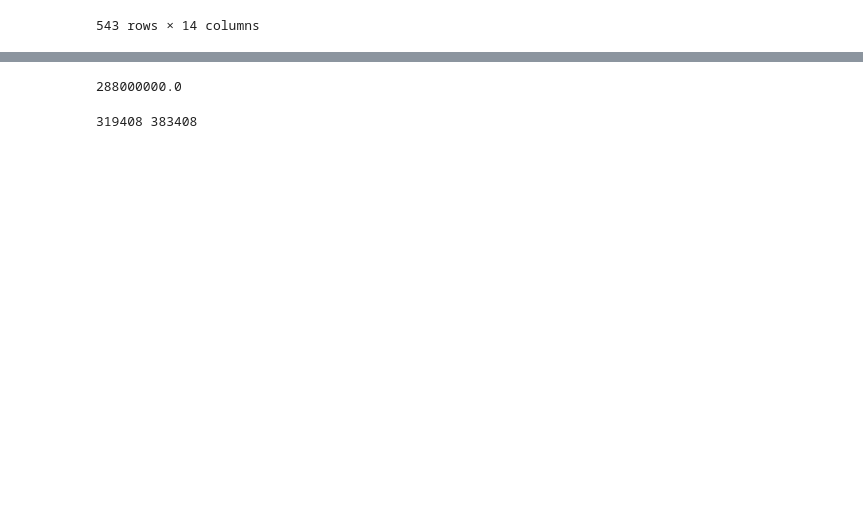
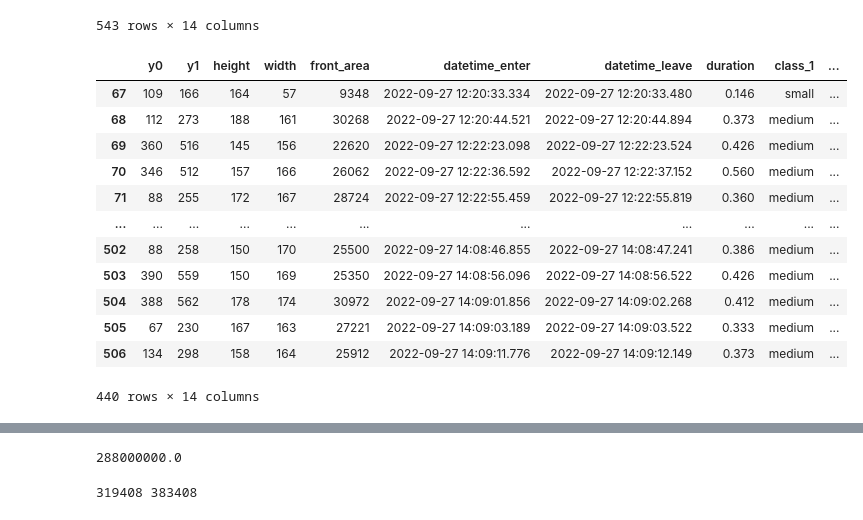
Before and after one commit to erlandbo/TDT4290, a Jupyter notebook: audio.ipynb, the cells around one changed output, grey strips where cells are left out. Cells and saved outputs as stored; diff of their text form; code cells hidden in the pictures; blank space fills up the shorter version.

Commit message:
feat: add lidar data with timestamps from the 27th

```diff
--- a/audio.ipynb
+++ b/audio.ipynb
@@ -67,0 +68,29 @@ labeled.to_csv("data/lidar_data_with_audio_timestamps.csv")
+# %%
+# same for data samples the 27. september part 1
+audio_start_2 = pd.to_datetime("2022-09-27 12:20:15.774")
+#step 1 - Read lidar log
+lidar_data_2 = parse_lidar_data("data/lidar_log_grilstad_27.09.22_12_00_17_00.txt")
+#step 2 - Classify lidar
+classified_lidar_2 = classify_lidar(lidar_data_2)
+#step 3 - link with audio
+labeled_2 = label_audio_with_lidar(
+        classified_lidar_2,
+        audio_start_2,
+        audio_length=pd.Timedelta("01:49:10"),
+    )
+labeled_2.to_csv("data/lidar_data_with_audio_timestamps_27_1.csv")
+labeled_2
+# %% [output]
+|  | y0 | y1 | height | width | front_area | datetime_enter | datetime_leave | duration | class_1 | ... |
+| 67 | 109 | 166 | 164 | 57 | 9348 | 2022-09-27 12:20:33.334 | 2022-09-27 12:20:33.480 | 0.146 | small | ... |
+| 68 | 112 | 273 | 188 | 161 | 30268 | 2022-09-27 12:20:44.521 | 2022-09-27 12:20:44.894 | 0.373 | medium | ... |
+| 69 | 360 | 516 | 145 | 156 | 22620 | 2022-09-27 12:22:23.098 | 2022-09-27 12:22:23.524 | 0.426 | medium | ... |
+| 70 | 346 | 512 | 157 | 166 | 26062 | 2022-09-27 12:22:36.592 | 2022-09-27 12:22:37.152 | 0.560 | medium | ... |
+| 71 | 88 | 255 | 172 | 167 | 28724 | 2022-09-27 12:22:55.459 | 2022-09-27 12:22:55.819 | 0.360 | medium | ... |
+| ... | ... | ... | ... | ... | ... | ... | ... | ... | ... | ... |
+| 502 | 88 | 258 | 150 | 170 | 25500 | 2022-09-27 14:08:46.855 | 2022-09-27 14:08:47.241 | 0.386 | medium | ... |
+| 503 | 390 | 559 | 150 | 169 | 25350 | 2022-09-27 14:08:56.096 | 2022-09-27 14:08:56.522 | 0.426 | medium | ... |
+| 504 | 388 | 562 | 178 | 174 | 30972 | 2022-09-27 14:09:01.856 | 2022-09-27 14:09:02.268 | 0.412 | medium | ... |
+| 505 | 67 | 230 | 167 | 163 | 27221 | 2022-09-27 14:09:03.189 | 2022-09-27 14:09:03.522 | 0.333 | medium | ... |
+| 506 | 134 | 298 | 158 | 164 | 25912 | 2022-09-27 14:09:11.776 | 2022-09-27 14:09:12.149 | 0.373 | medium | ... |
+440 rows × 14 columns
```
Also changed, not shown: parts of 4 cells of this notebook, 5 other files.
